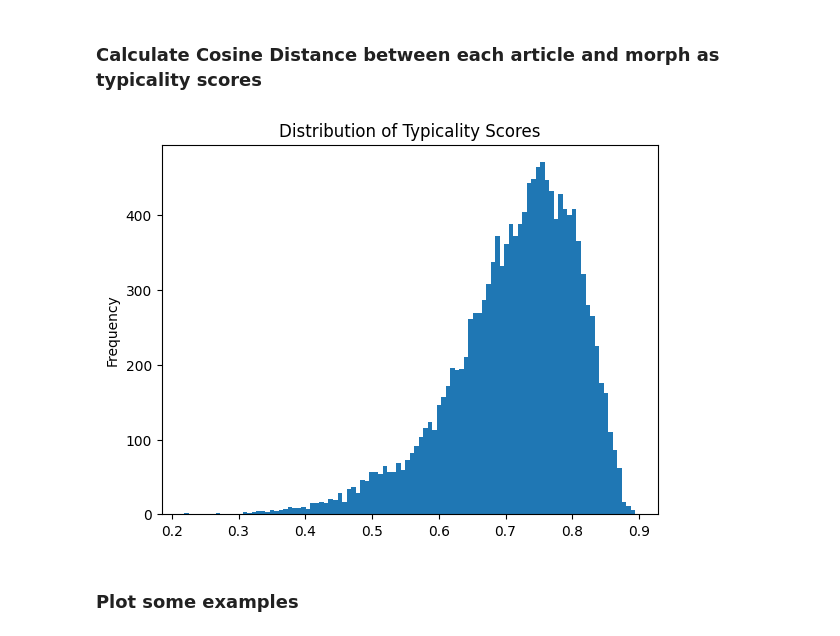
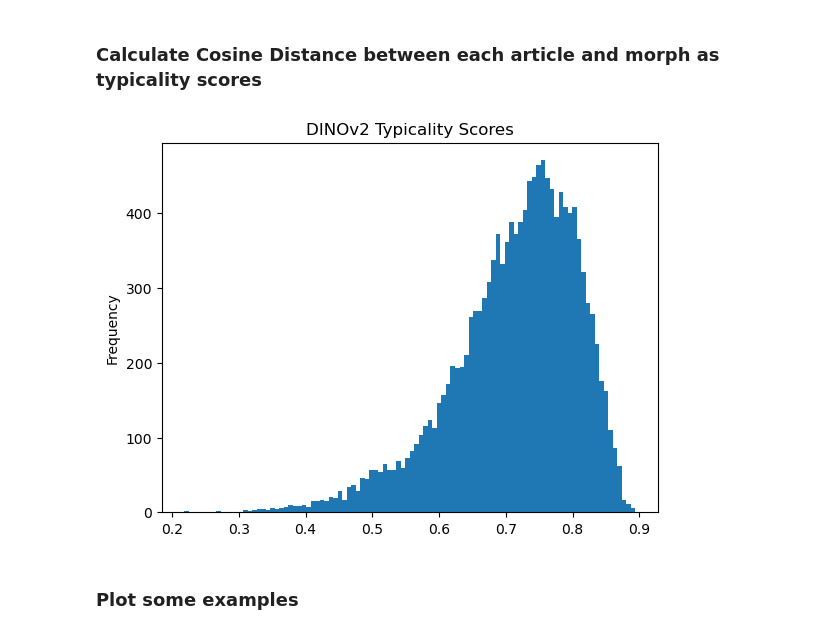
Before and after one commit to MGenschow/Thesis, a Jupyter notebook: 3_Manipulation/InterfaceGAN_Inspired/entangled_typicality/1_Typicality_Scores.ipynb, the cells around one changed output. Saved outputs shown, nothing was run; the diff lists cells and outputs as text; code cells hidden in the pictures.

```diff
--- a/3_Manipulation/InterfaceGAN_Inspired/entangled_typicality/1_Typicality_Scores.ipynb
+++ b/3_Manipulation/InterfaceGAN_Inspired/entangled_typicality/1_Typicality_Scores.ipynb
@@ -43,10 +43,10 @@ with open(save_path, 'wb') as f:
 # %%
 d = pd.Series(typicality_scores)
 d.plot(kind = 'hist', bins =100)
-plt.title("Distribution of Typicality Scores")
+plt.title("DINOv2 Typicality Scores")
 plt.show()
 # %% [output]
-[figure, old version]
+[figure, new version]
 # %% [markdown]
 ### Plot some examples
 # %%
```
Also changed, not shown: parts of 2 cells of this notebook, 4 other files.
